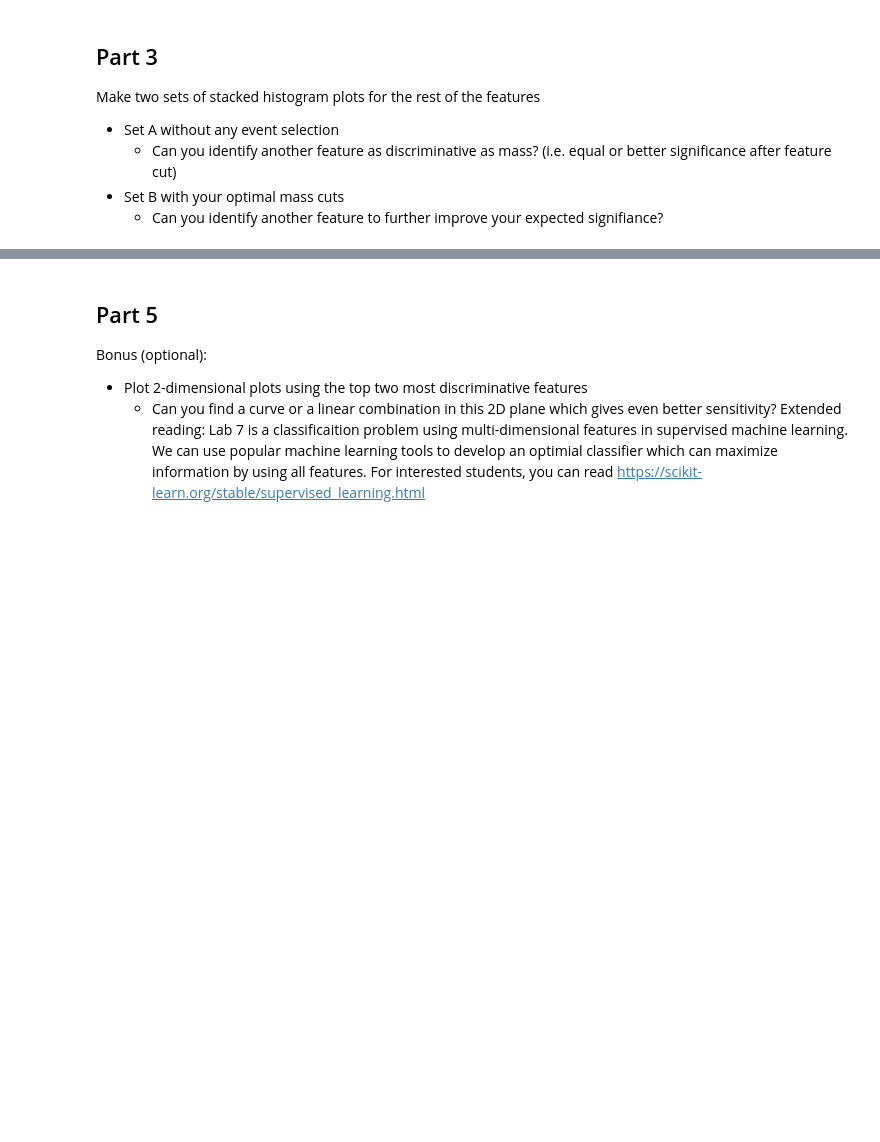
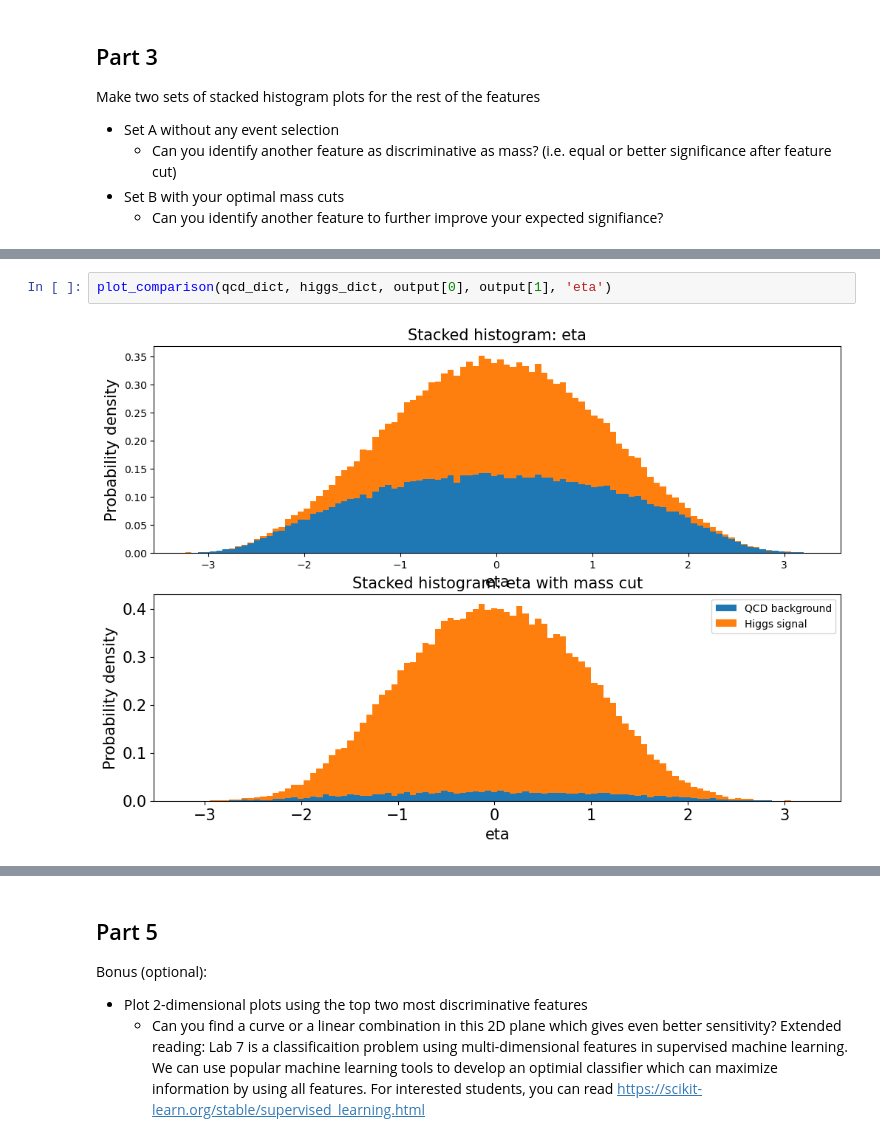
Before and after one commit to jenniv27/phys434, a Jupyter notebook: Labs/Lab7and8.ipynb, the cells around one changed output, grey strips where cells are left out. Drawn from its saved outputs; the diff is of its cells as text; blank space fills up the shorter version.

```diff
--- a/Labs/Lab7and8.ipynb
+++ b/Labs/Lab7and8.ipynb
@@ -124,0 +195,4 @@ Make two sets of stacked histogram plots for the rest of the features
+# %%
+plot_comparison(qcd_dict, higgs_dict, output[0], output[1], 'eta')
+# %% [output]
+[figure, added]
```
Also changed, not shown: parts of 22 cells of this notebook.
